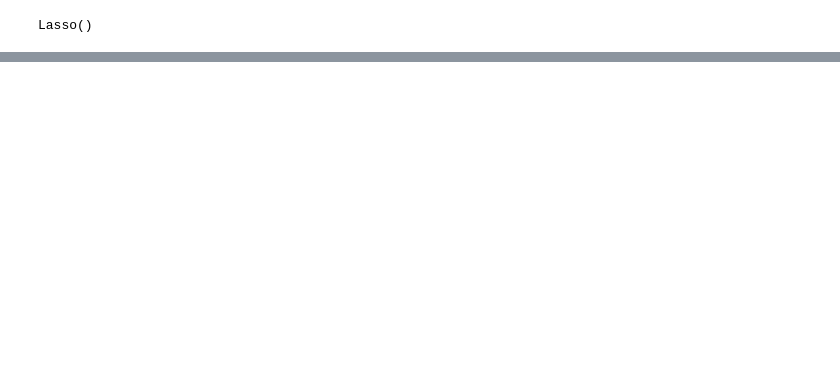
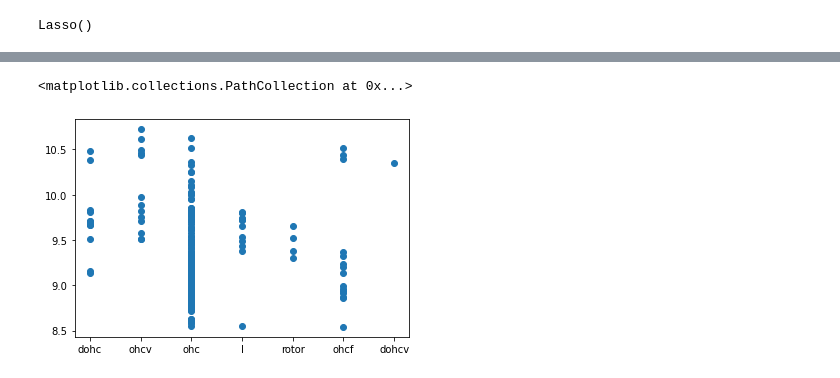
Before and after one commit to Ahn-seongjun/ML_StudyParty, a Jupyter notebook: CarPrice_Assignment.ipynb, the cells around one changed output, grey strips where cells are left out. Cells and saved outputs as stored; diff of their text form; code cells hidden in the pictures; blank space fills up the shorter version.

```diff
--- a/CarPrice_Assignment.ipynb
+++ b/CarPrice_Assignment.ipynb
@@ -242,0 +266,6 @@ visualize_coefficient(models)
+# %%
+#
+plt.scatter(car['enginetype'],car_ohe['price'])
+# %% [output]
+<matplotlib.collections.PathCollection at 0x...>
+[figure, added]
```
Also changed, not shown: parts of 11 cells of this notebook, 4 other files.
